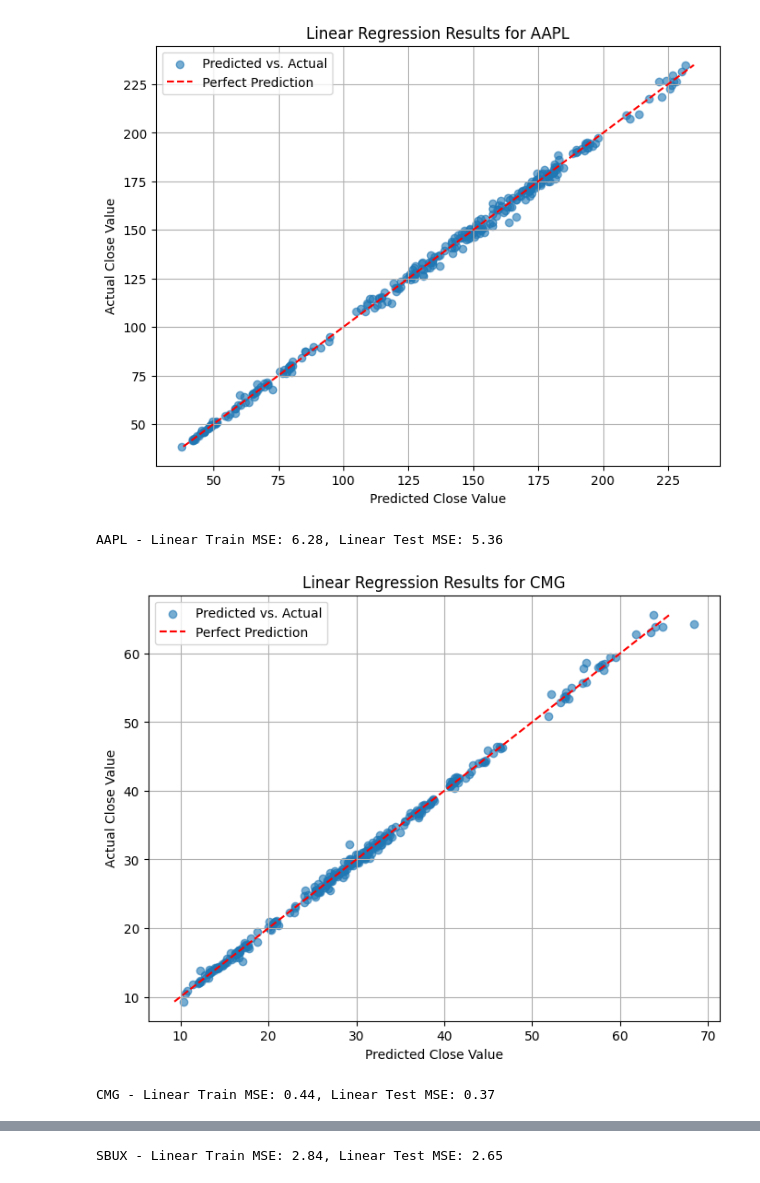
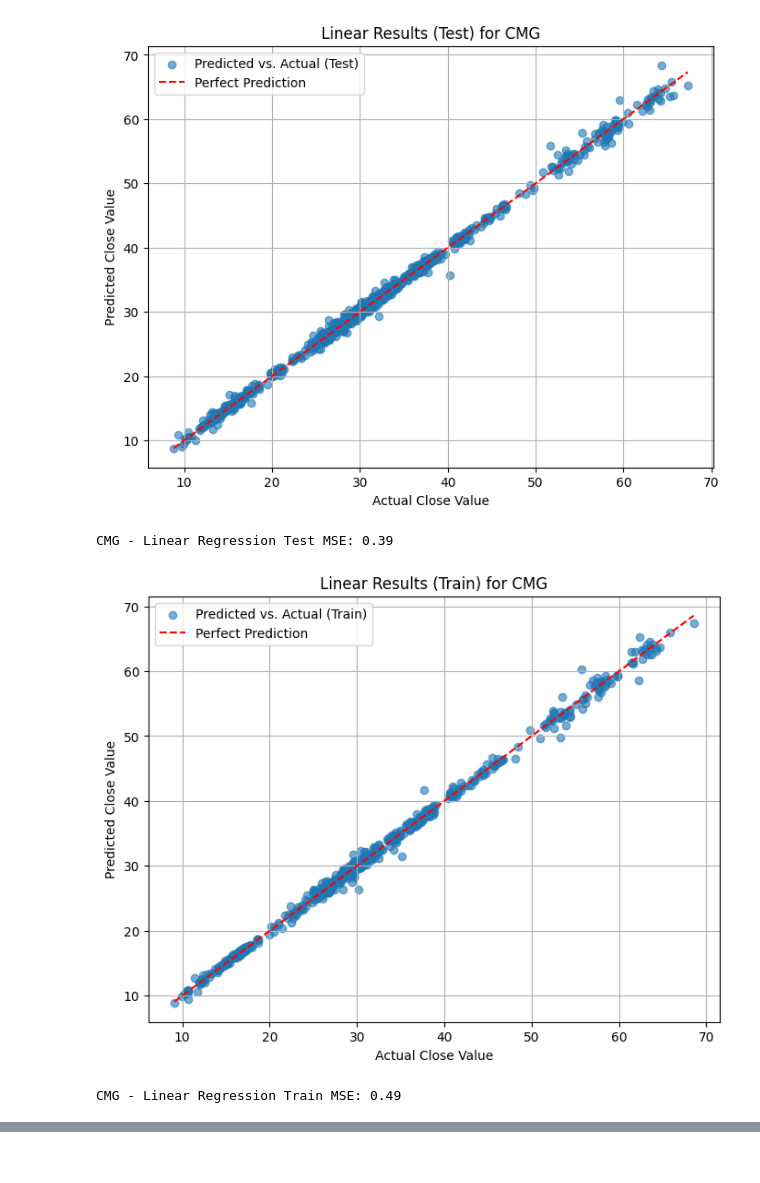
Before and after one commit to ivng8/9K-Stock-Ticker, a Jupyter notebook: All_Models.ipynb, the cells around one changed output, grey strips where cells are left out. Cells and saved outputs as stored; diff of their text form; code cells hidden in the pictures.

Commit message:
Add train v test MSE graphs and cubic + quintic models

```diff
--- a/All_Models.ipynb
+++ b/All_Models.ipynb
@@ -13,8 +13,8 @@ data['Date'] = pd.to_datetime(data['Date'])  # Convert Date column to datetime
 last_year = datetime.now().year - 5
 data = data[data['Date'].dt.year >= last_year]
 
-# Specify the desired Ticker symbol (e.g., "AAPL" for Apple)
-selected_ticker = ["AAPL", "CMG", "SBUX"]
+# Specify the desired Ticker symbol (e.g., "AAPL" for Apple) #["AAPL", "CMG", "SBUX"]
+selected_ticker = ["CMG"]
 ticker_data = []
 for t in selected_ticker:
     # Filter the data for the specified Ticker
@@ -116,43 +75,56 @@ from sklearn.model_selection import train_test_split
 
 # Iterate through each company/ticker's data
 for i, d in enumerate(ticker_data):
     # Split into features (X) and target (y)
     X = d[features].values
     y = d['Next Close'].values
     name = selected_ticker[i]
 
     # Standardize the features
     scaler = StandardScaler()
     X_scaled = scaler.fit_transform(X)
 
     # Train-test split
-    X_train, X_test, y_train, y_test = train_test_split(X_scaled, y, test_size=0.2, random_state=42)
+    X_train, X_test, y_train, y_test = train_test_split(X_scaled, y, test_size=0.6, random_state=42)
 
     # Traditional Statistical Model - Linear Regression
     linear_model = LinearRegression()
     linear_model.fit(X_train, y_train)
 
     # Predictions on train and test sets
     y_train_pred = linear_model.predict(X_train)
     y_test_pred = linear_model.predict(X_test)
 
-    # Plot predicted vs. actual price change
+    # Plot predictions for test set
     plt.figure(figsize=(8, 6))
-    plt.scatter(y_test_pred, y_test, alpha=0.6, label="Predicted vs. Actual")
+    plt.scatter(y_test, y_test_pred, alpha=0.6, label="Predicted vs. Actual (Test)")
     plt.plot([min(y_test), max(y_test)], [min(y_test), max(y_test)], color='red', linestyle='--', label='Perfect Prediction')
-    plt.title(f"Linear Regression Results for {name}")
-    plt.xlabel("Predicted Close Value")
-    plt.ylabel("Actual Close Value")
+    plt.title(f"Linear Results (Test) for {name}")
+    plt.xlabel("Actual Close Value")
+    plt.ylabel("Predicted Close Value")
     plt.legend()
     plt.grid(True)
     plt.show()
 
-    # Calculate MSE
+    test_mse = mean_squared_error(y_test, y_test_pred)
+    print(f"{name} - Linear Regression Test MSE: {test_mse:.2f}")
+
+    # Plot predictions for train set
+    plt.figure(figsize=(8, 6))
+    plt.scatter(y_train, y_train_pred, alpha=0.6, label="Predicted vs. Actual (Train)")
+    plt.plot([min(y_train), max(y_train)], [min(y_train), max(y_train)], color='red', linestyle='--', label='Perfect Prediction')
+    plt.title(f"Linear Results (Train) for {name}")
+    plt.xlabel("Actual Close Value")
+    plt.ylabel("Predicted Close Value")
+    plt.legend()
+    plt.grid(True)
+    plt.show()
+
+    # Calculate MSE for train and test sets
     train_mse = mean_squared_error(y_train, y_train_pred)
-    test_mse = mean_squared_error(y_test, y_test_pred)
-    print(f"{name} - Linear Train MSE: {train_mse:.2f}, Linear Test MSE: {test_mse:.2f}")
+    print(f"{name} - Linear Regression Train MSE: {train_mse:.2f}")
 # %% [output]
-[figure, old version]
+[figure, new version]
-AAPL - Linear Train MSE: 6.28, Linear Test MSE: 5.36
+CMG - Linear Regression Test MSE: 0.39
-[figure, old version]
+[figure, new version]
-CMG - Linear Train MSE: 0.44, Linear Test MSE: 0.37
+CMG - Linear Regression Train MSE: 0.49
@@ -160,4 +131,3 @@ CMG - Linear Train MSE: 0.44, Linear Test MSE: 0.37
-SBUX - Linear Train MSE: 2.84, Linear Test MSE: 2.65
 # %%
 from sklearn.preprocessing import PolynomialFeatures
 from sklearn.linear_model import Ridge
```
Also changed, not shown: parts of 9 cells of this notebook.
